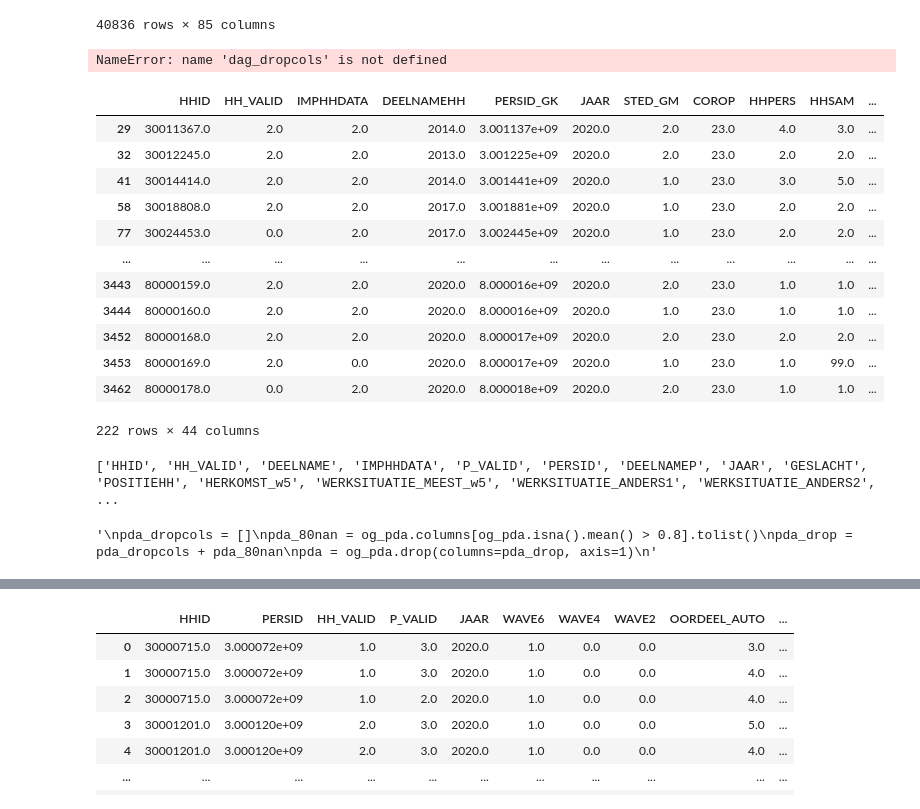
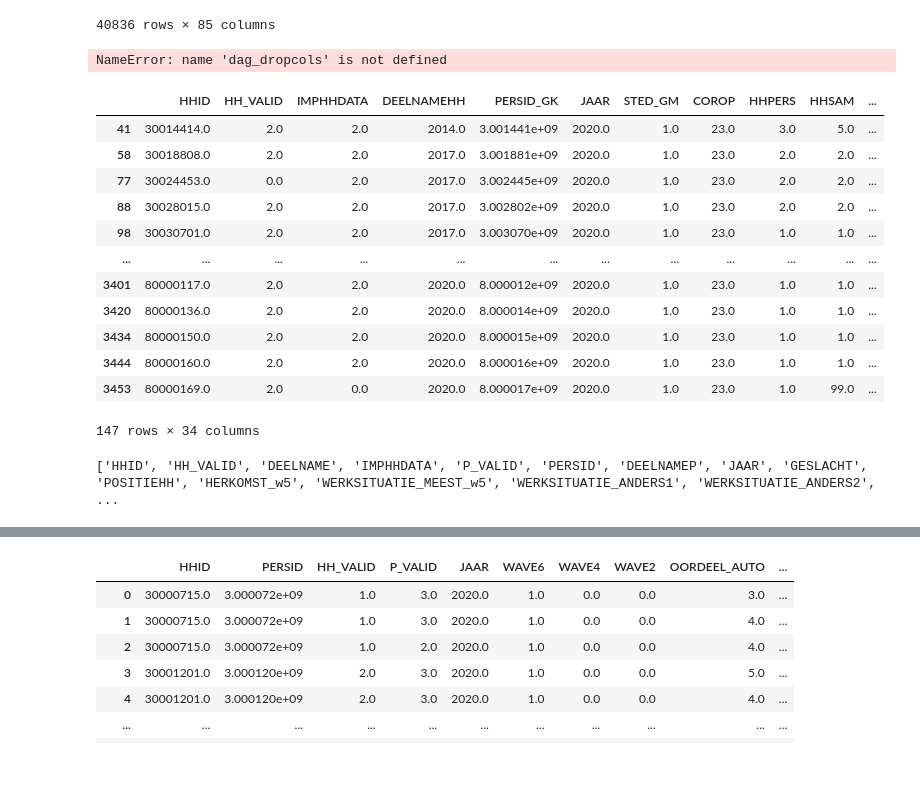
Before and after one commit to martynapiskorz/carn-t, a Jupyter notebook: MPN By wave/Y 20/mpn_20.ipynb, the cells around one changed output, grey strips where cells are left out. Saved outputs shown, nothing was run; the diff lists cells and outputs as text; code cells hidden in the pictures; blank space fills up the shorter version.

```diff
--- a/MPN By wave/Y 20/mpn_20.ipynb
+++ b/MPN By wave/Y 20/mpn_20.ipynb
@@ -52,49 +52,49 @@ display(df)
 | 40834 | 0.0 | 30841512.0 | 3.084151e+09 | 2.0 | 2.0 | 3.0 | 2020.0 | 76118301.0 | 1.0 | 2.0 | ... |
 | 40835 | 1.0 | 30841512.0 | 3.084151e+09 | 2.0 | 2.0 | 3.0 | 2020.0 | 76118101.0 | 1.0 | 2.0 | ... |
 40836 rows × 85 columns
-# %%
-# dag cleaning
-# dag_dropcols = ['KENTEKENS_INGEVULD', 'AUTO1_BRANDSTOF_A_w6', 'AUTO1_BRANDSTOF_B_w6', 'AUTO1_BIJTELLING_w5', 'AUTO1_GEWMAX', 'AUTO1_GEWLEEG',  'AUTO1_HLID5', 'AUTO1_HLID6', 'AUTO1_HLID7', 'AUTO1_HLID8', 'AUTO1_HLID9', 'AUTO1_HLID10', 'AUTO1_HLID11', 'AUTO1_HLID12', 'AUTO1_HLID13', 'AUTO2_BRANDSTOF_A_w6', 'AUTO2_BRANDSTOF_B_w6', 'AUTO2_BIJTELLING_w5','AUTO2_GEWMAX', 'AUTO2_GEWLEEG', 'AUTO2_HLID5', 'AUTO2_HLID6', 'AUTO2_HLID7', 'AUTO2_HLID8', 'AUTO2_HLID9', 'AUTO2_HLID10', 'AUTO2_HLID11', 'AUTO2_HLID12', 'AUTO2_HLID13', 'AUTO3_BRANDSTOF_A_w6', 'AUTO3_BRANDSTOF_B_w6', 'AUTO3_BIJTELLING_w5', 'AUTO3_GEWMAX', 'AUTO3_GEWLEEG', 'AUTO3_HLID5', 'AUTO3_HLID6', 'AUTO3_HLID7', 'AUTO3_HLID8', 'AUTO3_HLID9', 'AUTO3_HLID10', 'AUTO3_HLID11', 'AUTO3_HLID12','AUTO3_HLID13','AUTO4_GEWLEEG', 'AUTO4_BRANDSTOF_A_w6', 'AUTO4_BRANDSTOF_B_w6', 'AUTO4_BIJTELLING_w5','AUTO4_HLID5', 'AUTO4_HLID6', 'AUTO4_HLID7', 'AUTO4_HLID8', 'AUTO4_HLID9', 'AUTO4_HLID10', 'AUTO4_HLID11', 'AUTO4_HLID12', 'AUTO4_HLID13', 'AUTO5_BRANDSTOF_A_w6', 'AUTO5_BRANDSTOF_B_w6', 'AUTO5_BIJTELLING_w5', 'AUTO5_GEWMAX', 'AUTO5_GEWLEEG', 'AUTO5_HLID5', 'AUTO5_HLID6', 'AUTO5_HLID7', 'AUTO5_HLID8', 'AUTO5_HLID9', 'AUTO5_HLID10', 'AUTO5_HLID11', 'AUTO5_HLID12', 'AUTO5_HLID13',]
-dag_80nan = og_dag.columns[og_dag.isna().mean() > 0.8].tolist()
-dag_drop = dag_dropcols + dag_80nan
-dag = og_dag.drop(columns=dag_drop, axis=1)
-display(dag)
-# %% [output]
-NameError: name 'dag_dropcols' is not defined
+# %%
+# dag cleaning
+dag_dropcols = []
+dag_80nan = og_dag.columns[og_dag.isna().mean() > 0.8].tolist()
+dag_drop = dag_dropcols + dag_80nan
+dag = og_dag.drop(columns=dag_drop, axis=1)
+display(dag)
+# %% [output]
+NameError: name 'dag_dropcols' is not defined
 # %%
-#hhd cleaning
+# hhd cleaning
 
-hhd_dropcols = ['PROV']
+hhd_dropcols = ['PROV', 'HHMOTOR', 'HHSNOR', 'HHFIETS', 'HHVOUWFIETS', 'HHEBIKE', 'HHPEDEL', 'HHSCOOT', 'HHOVG', 'KENTEKENINFO', 'woonpc2']
 hhd_80nan = og_hhd.columns[og_hhd.isna().mean() > 0.8].tolist()
 hhd_drop = hhd_dropcols + hhd_80nan
 hhd = og_hhd.drop(columns=hhd_drop, axis=1)
 
 hhd = hhd.drop(hhd[hhd['COROP'] != 23].index) # indicator of 'Great-Amsterdam'
+hhd = hhd.drop(hhd[hhd['STED_GM'] != 1].index) # high urbanization score
+
 
 display(hhd)
 # %% [output]
 |  | HHID | HH_VALID | IMPHHDATA | DEELNAMEHH | PERSID_GK | JAAR | STED_GM | COROP | HHPERS | HHSAM | ... |
-| 29 | 30011367.0 | 2.0 | 2.0 | 2014.0 | 3.001137e+09 | 2020.0 | 2.0 | 23.0 | 4.0 | 3.0 | ... |
-| 32 | 30012245.0 | 2.0 | 2.0 | 2013.0 | 3.001225e+09 | 2020.0 | 2.0 | 23.0 | 2.0 | 2.0 | ... |
 | 41 | 30014414.0 | 2.0 | 2.0 | 2014.0 | 3.001441e+09 | 2020.0 | 1.0 | 23.0 | 3.0 | 5.0 | ... |
 | 58 | 30018808.0 | 2.0 | 2.0 | 2017.0 | 3.001881e+09 | 2020.0 | 1.0 | 23.0 | 2.0 | 2.0 | ... |
 | 77 | 30024453.0 | 0.0 | 2.0 | 2017.0 | 3.002445e+09 | 2020.0 | 1.0 | 23.0 | 2.0 | 2.0 | ... |
+| 88 | 30028015.0 | 2.0 | 2.0 | 2017.0 | 3.002802e+09 | 2020.0 | 1.0 | 23.0 | 2.0 | 2.0 | ... |
+| 98 | 30030701.0 | 2.0 | 2.0 | 2017.0 | 3.003070e+09 | 2020.0 | 1.0 | 23.0 | 1.0 | 1.0 | ... |
 | ... | ... | ... | ... | ... | ... | ... | ... | ... | ... | ... | ... |
-| 3443 | 80000159.0 | 2.0 | 2.0 | 2020.0 | 8.000016e+09 | 2020.0 | 2.0 | 23.0 | 1.0 | 1.0 | ... |
+| 3401 | 80000117.0 | 2.0 | 2.0 | 2020.0 | 8.000012e+09 | 2020.0 | 1.0 | 23.0 | 1.0 | 1.0 | ... |
+| 3420 | 80000136.0 | 2.0 | 2.0 | 2020.0 | 8.000014e+09 | 2020.0 | 1.0 | 23.0 | 1.0 | 1.0 | ... |
+| 3434 | 80000150.0 | 2.0 | 2.0 | 2020.0 | 8.000015e+09 | 2020.0 | 1.0 | 23.0 | 1.0 | 1.0 | ... |
 | 3444 | 80000160.0 | 2.0 | 2.0 | 2020.0 | 8.000016e+09 | 2020.0 | 1.0 | 23.0 | 1.0 | 1.0 | ... |
-| 3452 | 80000168.0 | 2.0 | 2.0 | 2020.0 | 8.000017e+09 | 2020.0 | 2.0 | 23.0 | 2.0 | 2.0 | ... |
 | 3453 | 80000169.0 | 2.0 | 0.0 | 2020.0 | 8.000017e+09 | 2020.0 | 1.0 | 23.0 | 1.0 | 99.0 | ... |
-| 3462 | 80000178.0 | 0.0 | 2.0 | 2020.0 | 8.000018e+09 | 2020.0 | 2.0 | 23.0 | 1.0 | 1.0 | ... |
-222 rows × 44 columns
+147 rows × 34 columns
 # %%
 #pda cleaned
 print(og_pda.columns.tolist())
-"""
-pda_dropcols = []
+
+pda_dropcols = ['HH_VALID']
 pda_80nan = og_pda.columns[og_pda.isna().mean() > 0.8].tolist()
 pda_drop = pda_dropcols + pda_80nan
 pda = og_pda.drop(columns=pda_drop, axis=1)
-"""
 # %% [output]
 ['HHID', 'HH_VALID', 'DEELNAME', 'IMPHHDATA', 'P_VALID', 'PERSID', 'DEELNAMEP', 'JAAR', 'GESLACHT', 'POSITIEHH', 'HERKOMST_w5', 'WERKSITUATIE_MEEST_w5', 'WERKSITUATIE_ANDERS1', 'WERKSITUATIE_ANDERS2', ...
-'\npda_dropcols = []\npda_80nan = og_pda.columns[og_pda.isna().mean() > 0.8].tolist()\npda_drop = pda_dropcols + pda_80nan\npda = og_pda.drop(columns=pda_drop, axis=1)\n'
```
Also changed, not shown: parts of 2 cells of this notebook.
